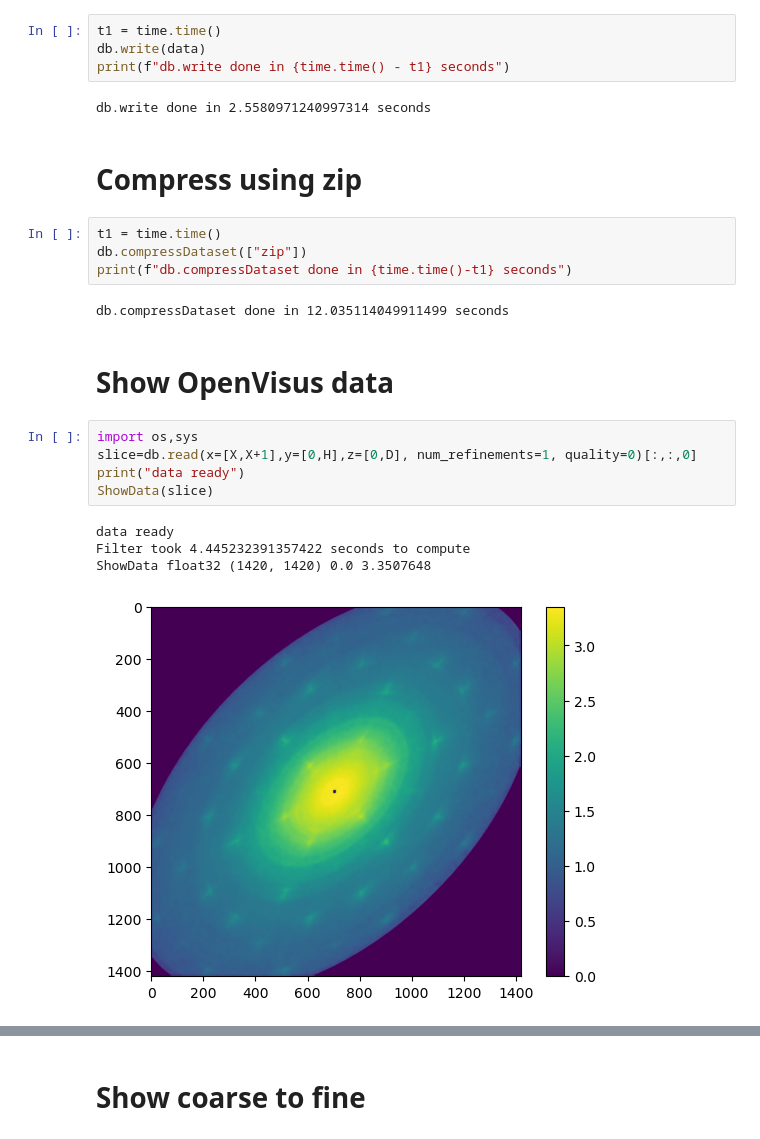
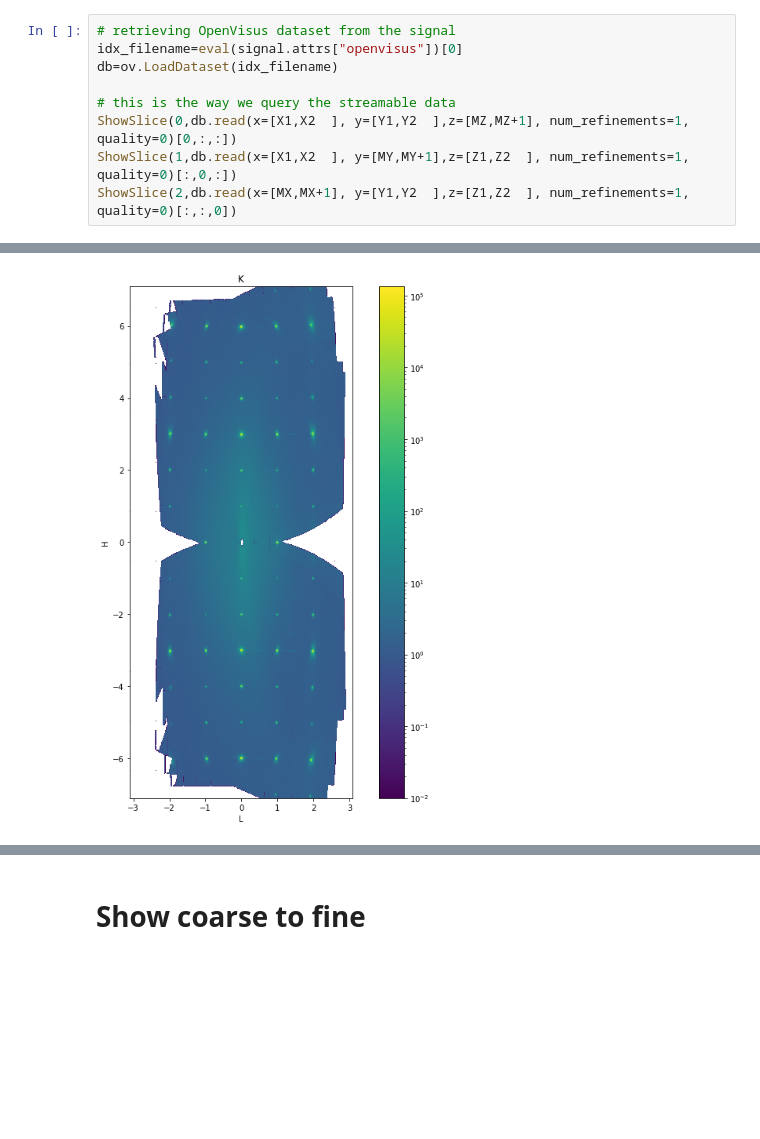
Before and after one commit to sci-visus/openvisuspy, a Jupyter notebook: examples/chess/convert-nexus-data.ipynb, the cells around one changed output, grey strips where cells are left out. Saved outputs shown, nothing was run; the diff lists cells and outputs as text; blank space fills up the shorter version.

```diff
--- a/examples/chess/convert-nexus-data.ipynb
+++ b/examples/chess/convert-nexus-data.ipynb
@@ -179,26 +312,10 @@ Dataset created
-# %%
-t1 = time.time()
-db.write(data)
-print(f"db.write done in {time.time() - t1} seconds")
-# %% [output]
-db.write done in 2.5580971240997314 seconds
-# %% [markdown]
-# Compress using zip
-# %%
-t1 = time.time()
-db.compressDataset(["zip"])
-print(f"db.compressDataset done in {time.time()-t1} seconds")
-# %% [output]
-db.compressDataset done in 12.035114049911499 seconds
-# %% [markdown]
-# Show OpenVisus data
-# %%
-import os,sys
-slice=db.read(x=[X,X+1],y=[0,H],z=[0,D], num_refinements=1, quality=0)[:,:,0]
-print("data ready")
-ShowData(slice)
-# %% [output]
-data ready
-Filter took 4.445232391357422 seconds to compute
-ShowData float32 (1420, 1420) 0.0 3.3507648
-[figure, removed]
+# %%
+# retrieving OpenVisus dataset from the signal
+idx_filename=eval(signal.attrs["openvisus"])[0]
+db=ov.LoadDataset(idx_filename)
+
+# this is the way we query the streamable data
+ShowSlice(0,db.read(x=[X1,X2  ], y=[Y1,Y2  ],z=[MZ,MZ+1], num_refinements=1, quality=0)[0,:,:])
+ShowSlice(1,db.read(x=[X1,X2  ], y=[MY,MY+1],z=[Z1,Z2  ], num_refinements=1, quality=0)[:,0,:])
+ShowSlice(2,db.read(x=[MX,MX+1], y=[Y1,Y2  ],z=[Z1,Z2  ], num_refinements=1, quality=0)[:,:,0])
+# %% [output]
@@ -204,0 +323 @@ ShowData float32 (1420, 1420) 0.0 3.3507648
+[figure, added]
```
Also changed, not shown: parts of 25 cells of this notebook.
